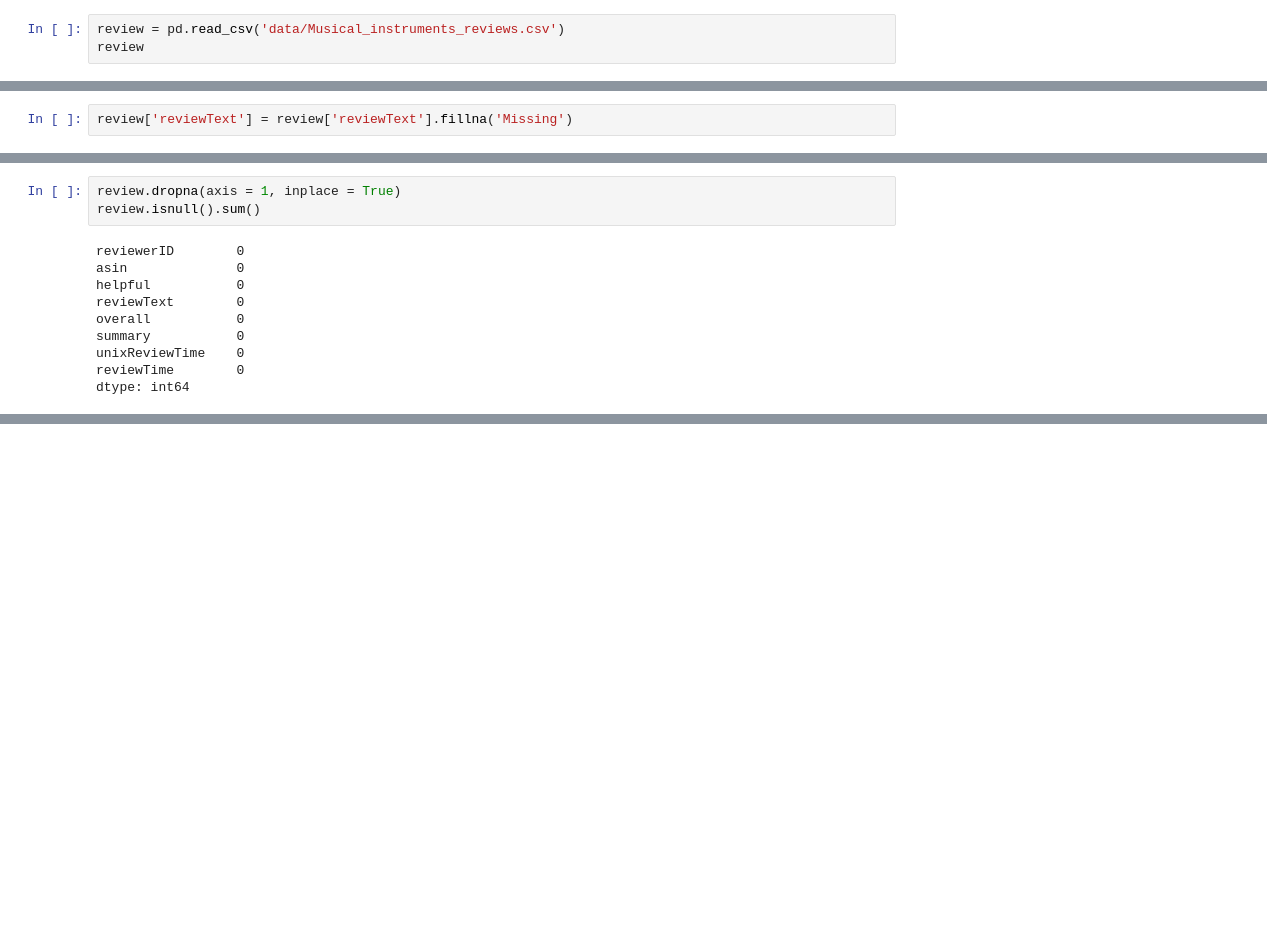
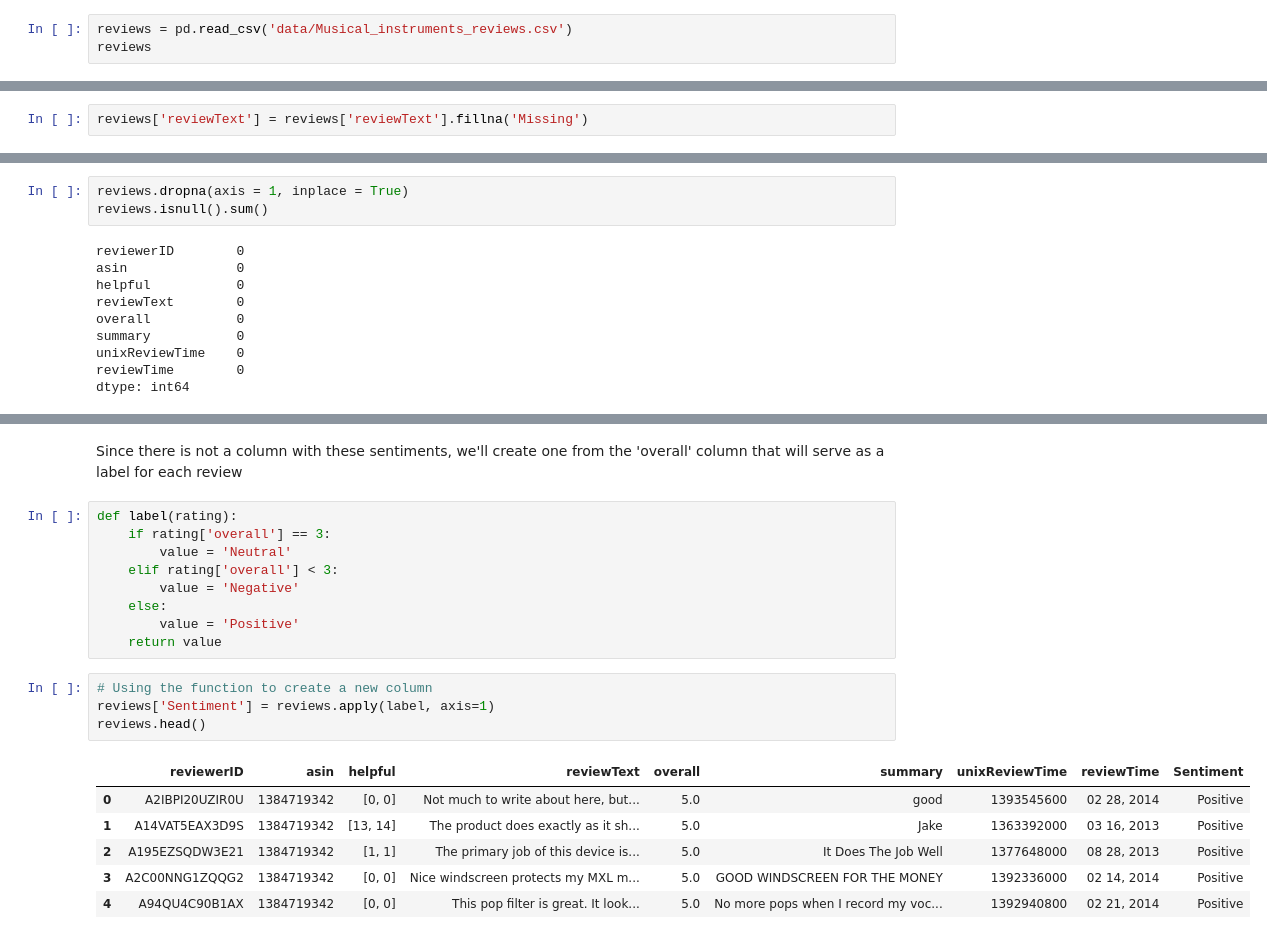
Before and after one commit to jeffbeech/Amazon-Sentiment-Review, a Jupyter notebook: Sentiment Review Notebook.ipynb, the cells around one changed output, grey strips where cells are left out. Drawn from its saved outputs; the diff is of its cells as text; blank space fills up the shorter version.

```diff
--- a/Sentiment Review Notebook.ipynb
+++ b/Sentiment Review Notebook.ipynb
@@ -68,8 +68,8 @@ from imblearn.over_sampling import SMOTE
 # %% [markdown]
 # Import Data File
 # %%
-review = pd.read_csv('data/Musical_instruments_reviews.csv')
-review
+reviews = pd.read_csv('data/Musical_instruments_reviews.csv')
+reviews
 # %% [output]
 |  | reviewerID | asin | reviewerName | helpful | reviewText | overall | summary | unixReviewTime | reviewTime |
 | 0 | A2IBPI20UZIR0U | 1384719342 | cassandra tu "Yeah, well, that's ... | [0, 0] | Not much to write about here, but... | 5.0 | good | 1393545600 | 02 28, 2014 |
@@ -146,12 +146,12 @@ dtype: int64
 # %% [markdown]
 #### Replace 'reviewText' null fields with the string 'missing'
 # %%
-review['reviewText'] = review['reviewText'].fillna('Missing')
+reviews['reviewText'] = reviews['reviewText'].fillna('Missing')
 # %% [markdown]
 #### The other column with null values is the reviewerName column.  Since we have a reviewerID column (with no null values), we can drop the reviewerName column as redundant
 # %%
-review.dropna(axis = 1, inplace = True)
-review.isnull().sum()
+reviews.dropna(axis = 1, inplace = True)
+reviews.isnull().sum()
 # %% [output]
 reviewerID        0
 asin              0
@@ -207,3 +212,25 @@ review['overall'].value_counts()
 2.0     250
 1.0     217
 Name: overall, dtype: int64
+# %% [markdown]
+Since there is not a column with these sentiments, we'll create one from the 'overall' column that will serve as a label for each review
+# %%
+def label(rating):
+    if rating['overall'] == 3:
+        value = 'Neutral'
+    elif rating['overall'] < 3:
+        value = 'Negative'
+    else:
+        value = 'Positive'
+    return value
+# %%
+# Using the function to create a new column
+reviews['Sentiment'] = reviews.apply(label, axis=1)
+reviews.head()
+# %% [output]
+|  | reviewerID | asin | helpful | reviewText | overall | summary | unixReviewTime | reviewTime | Sentiment |
+| 0 | A2IBPI20UZIR0U | 1384719342 | [0, 0] | Not much to write about here, but... | 5.0 | good | 1393545600 | 02 28, 2014 | Positive |
+| 1 | A14VAT5EAX3D9S | 1384719342 | [13, 14] | The product does exactly as it sh... | 5.0 | Jake | 1363392000 | 03 16, 2013 | Positive |
+| 2 | A195EZSQDW3E21 | 1384719342 | [1, 1] | The primary job of this device is... | 5.0 | It Does The Job Well | 1377648000 | 08 28, 2013 | Positive |
+| 3 | A2C00NNG1ZQQG2 | 1384719342 | [0, 0] | Nice windscreen protects my MXL m... | 5.0 | GOOD WINDSCREEN FOR THE MONEY | 1392336000 | 02 14, 2014 | Positive |
+| 4 | A94QU4C90B1AX | 1384719342 | [0, 0] | This pop filter is great. It look... | 5.0 | No more pops when I record my voc... | 1392940800 | 02 21, 2014 | Positive |
```
Also changed, not shown: parts of 11 cells of this notebook, 1 other file.
